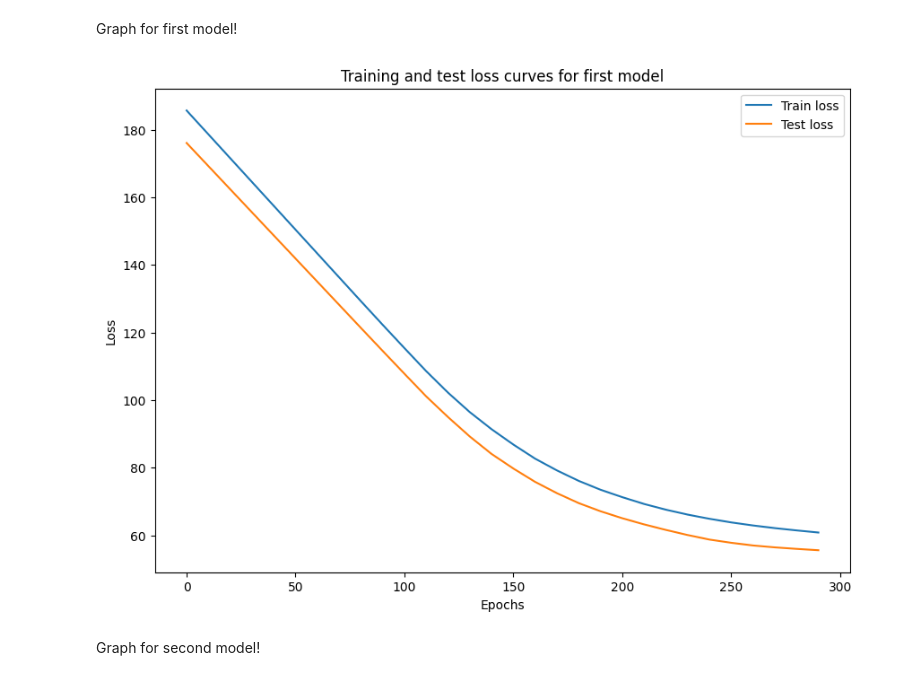
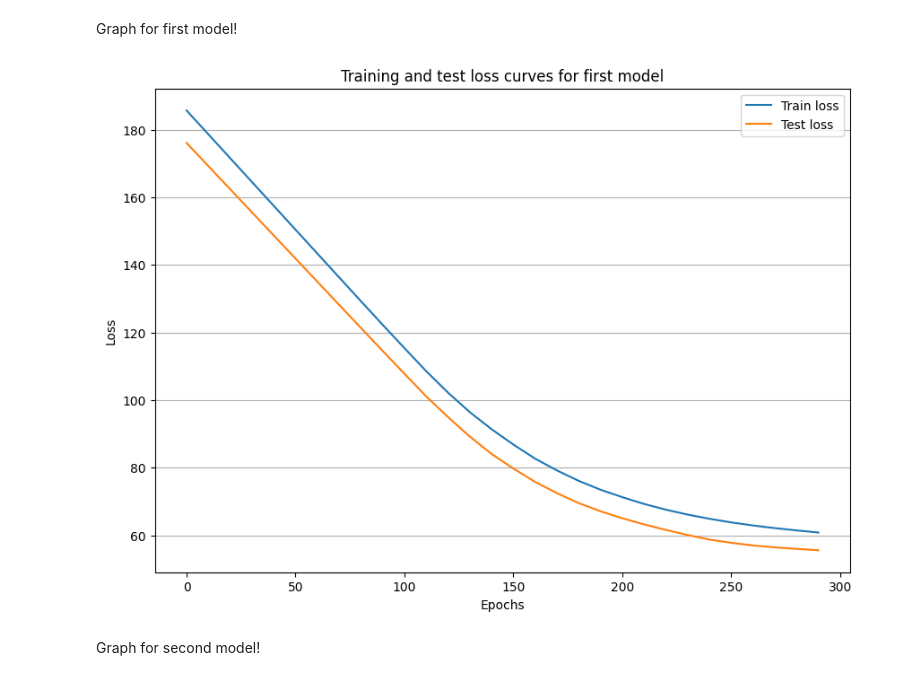
Before and after one commit to matcze/pytorch_algorithm, a Jupyter notebook: pytorch_algoritm.ipynb, the cells around one changed output. Saved outputs shown, nothing was run; the diff lists cells and outputs as text; code cells hidden in the pictures.

```diff
--- a/pytorch_algoritm.ipynb
+++ b/pytorch_algoritm.ipynb
@@ -153,14 +153,15 @@ Graph for first model!
 # %%
 plt.figure(figsize=(10, 7))
 plt.plot(epoch_count_1, np.array(torch.tensor(loss_values_1).numpy()), label="Train loss")
 plt.plot(epoch_count_1, np.array(torch.tensor(test_loss_values_1).numpy()), label="Test loss")
 plt.title("Training and test loss curves for first model")
+plt.grid(visible=True, axis="y")
 plt.xlabel("Epochs")
 plt.ylabel("Loss")
 plt.legend()
 plt.show()
 # %% [output]
-[figure, old version]
+[figure, new version]
 # %% [markdown]
 Graph for second model!
 # %%
```
Also changed, not shown: parts of 2 cells of this notebook.
